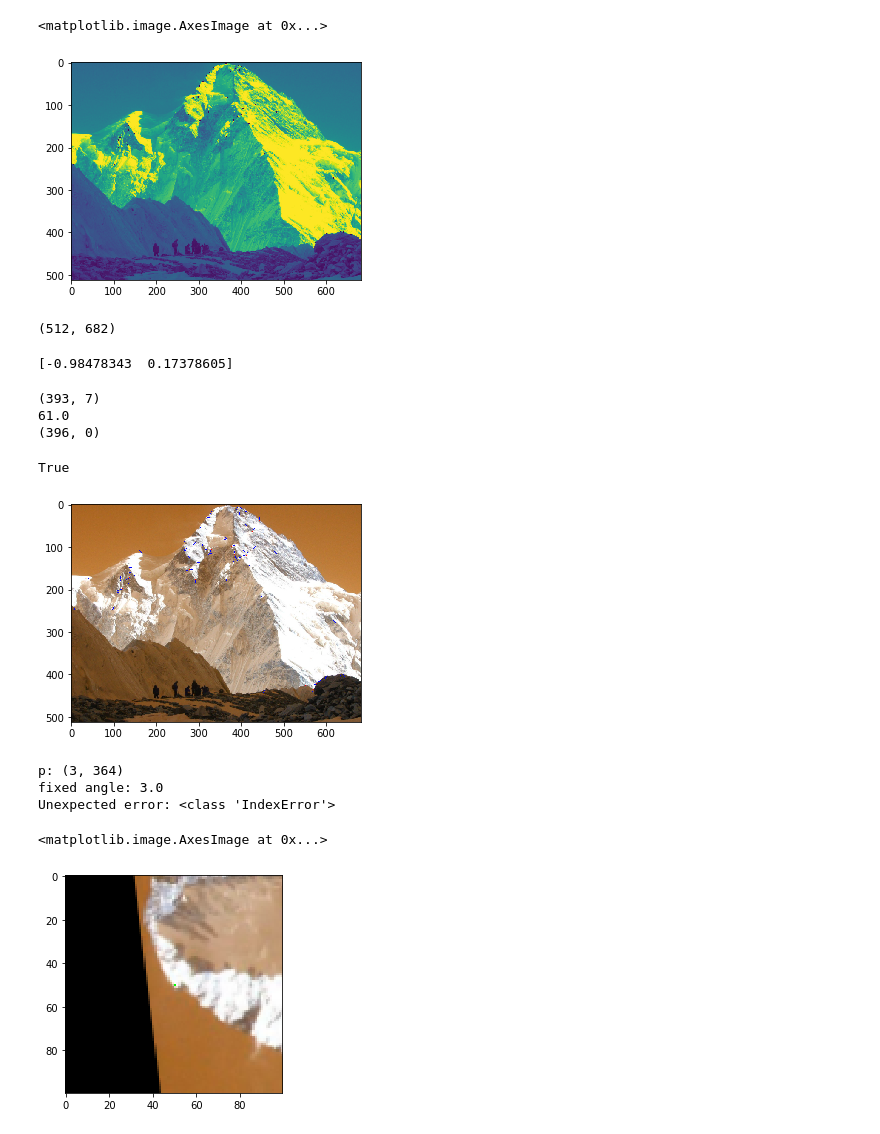
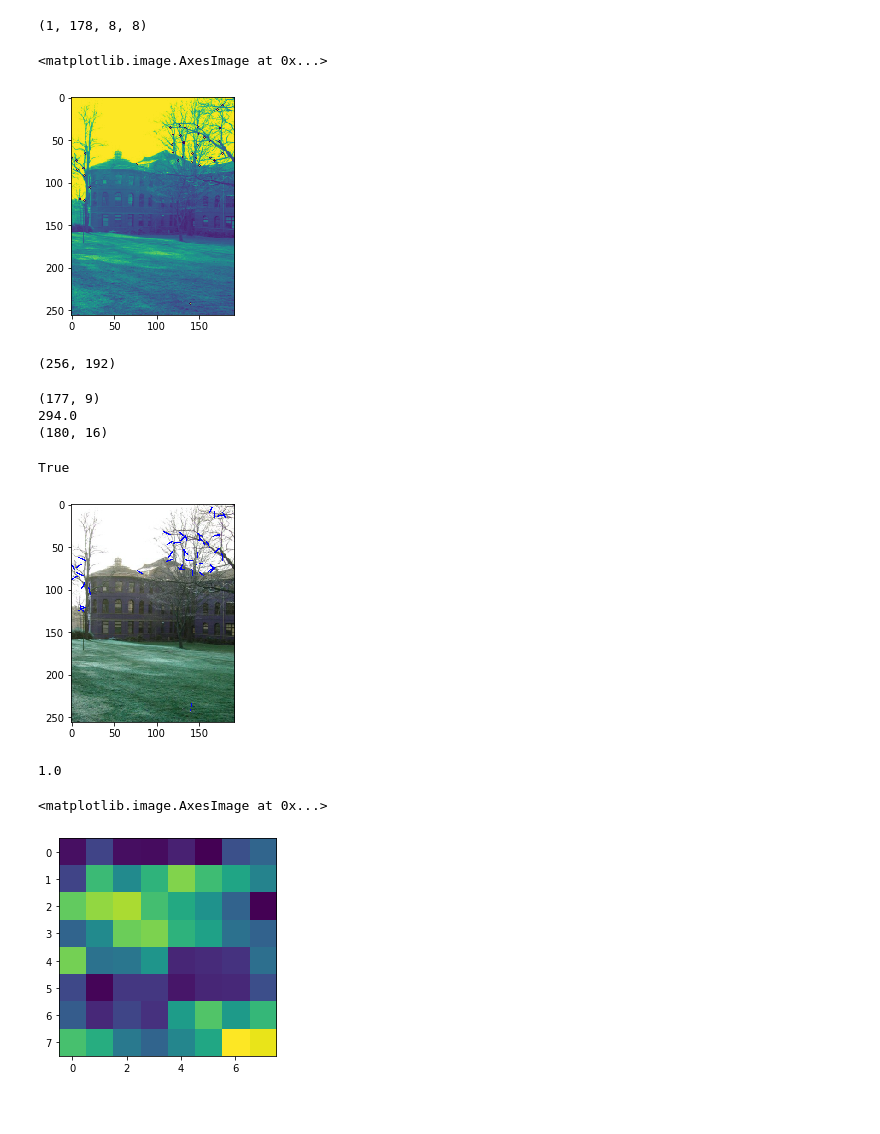
Before and after one commit to nikitagalayda/recognizing_panoramaas, a Jupyter notebook: program.ipynb, the cells around one changed output. Saved outputs shown, nothing was run; the diff lists cells and outputs as text; code cells hidden in the pictures; blank space fills up the shorter version.

```diff
--- a/program.ipynb
+++ b/program.ipynb
@@ -7,6 +8,6 @@ import sys
 # %%
-im = cv2.imread('./images/mountain.jpg', cv2.IMREAD_COLOR)
-im_gray = cv2.imread('./images/mountain.jpg', cv2.IMREAD_GRAYSCALE)
+im = cv2.imread('./images/0.jpg', cv2.IMREAD_COLOR)
+im_gray = cv2.imread('./images/0.jpg', cv2.IMREAD_GRAYSCALE)
 # %%
 im_color = cv2.resize(im, (0,0), fx=1/2, fy=1/2)
 # im_color = im
@@ -71,14 +69,14 @@ def get_max_R(R, threshold=0.1, step=12):
 
     return maxima
 # %%
-def get_feature_points(im, output_im):
-    R, Sx2, Sy2, Sxy = get_harris_matrix(cur_img)
+def get_feature_points(im):
+    R, Sx2, Sy2, Sxy = get_harris_matrix(im)
     maxima = get_max_R(R)
 
-    for p in maxima:
-        output_im = cv2.circle(output_im, p, 1, (0, 0, 255), 1)
+#     for p in maxima:
+#         output_im = cv2.circle(output_im, p, 1, (0, 0, 255), 1)
 
-    return maxima, output_im
+    return maxima
 # %%
 def get_orientations(M, so=4.5):
     Iy, Ix = np.gradient(M)
@@ -204,3 +199,7 @@ def get_description_vectors(img, feature_points, angles, size=8):
+# %%
+DV.shape
+# %% [output]
+(1, 178, 8, 8)
 # %%
 im_pyramid = get_gauss_pyramid(im_gray)
 # %%
@@ -213,12 +212,10 @@ fp, fp_img = get_feature_points(cur_img, test_img)
 plt.imshow(fp_img)
 # %% [output]
 <matplotlib.image.AxesImage at 0x...>
-[figure, old version]
+[figure, new version]
 # %%
 z = get_orientations(cur_img)
 # %% [output]
-(512, 682)
+(256, 192)
 # %%
 angles = get_angles(z)
-# %% [output]
-[-0.98478343  0.17378605]
@@ -292,38 +296,38 @@ def draw_angled_rect(im, p, a, s=30):
 # %%
 for i, p in enumerate(fp):
     # inverted
 #     angle = np.abs(z[p[1], p[0]])
 #     angle = np.arccos(abs(p[0]))
     angle = angles[p[1], p[0]]
 
     x2 = int(p[0] + 8 * np.cos(np.radians((360-angle))))
     y2 = int(p[1] + 8 * np.sin(np.radians((360-angle))))
 
     if i == 1:
         print(p)
         print(angle)
         print((x2, y2))
 
 #     output_im = cv2.circle(im_color, (x2, y2), 2, (0, 0, 255), 2)
 
 #     draw_angled_rect(im_color, p, z[p[1], p[0]])
 
     cv2.line(im_color, (p[0], p[1]), (x2, y2), (0, 0, 255), thickness=1, lineType=1)
-    im_color[p[1], p[0]] = [255, 0, 0]
+#     im_color[p[1], p[0]] = [255, 0, 0]
 #     break
 #     x2 = int(p[0] + 8 * (angle[0] + np.pi / 4))
 #     y2 = int(p[1] + 8 * (angle[1] + np.pi / 4))
 
 #     cv2.line(im_color, p, (x2, y2), (255, 0, 0), thickness=1, lineType=1)
 # im_color[fp[2][0], fp[2][1]] = [0, 0, 255]
 plt.imshow(im_color)
 cv2.imwrite("./images/test.png", im_color)
 # %% [output]
-(393, 7)
-61.0
-(396, 0)
+(177, 9)
+294.0
+(180, 16)
 True
-[figure, old version]
+[figure, new version]
 # %%
 img = cv2.imread('./images/mountain.jpg', cv2.IMREAD_COLOR)
 img = cv2.resize(img, (0,0), fx=1/2, fy=1/2)
@@ -334,14 +338,14 @@ img = cv2.resize(img, (0,0), fx=1/2, fy=1/2)
 # %%
-d_vecs = get_description_vectors(img, fp, angles, 100)
+d_vecs = get_description_vectors(img, fp, angles, 8)
-# %% [output]
-p: (3, 364)
-fixed angle: 3.0
-Unexpected error: <class 'IndexError'>
+# %%
+np.std(d_vecs[2])
+# %% [output]
+1.0
 # %%
-plt.imshow(d_vecs[4])
+plt.imshow(d_vecs[2])
 # %% [output]
 <matplotlib.image.AxesImage at 0x...>
-[figure, old version]
+[figure, new version]
 # %%
 cv2.imwrite("./images/patch.png", test)
 # %% [output]
```
Also changed, not shown: parts of 12 cells of this notebook.
